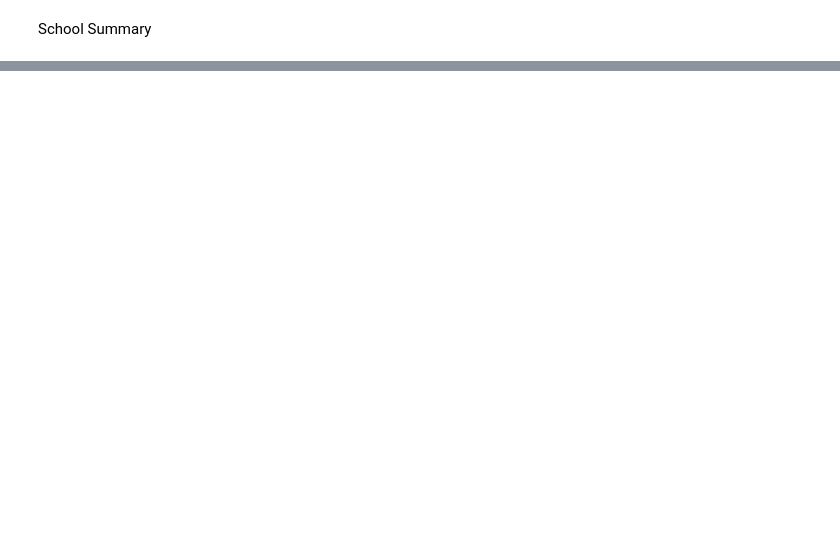
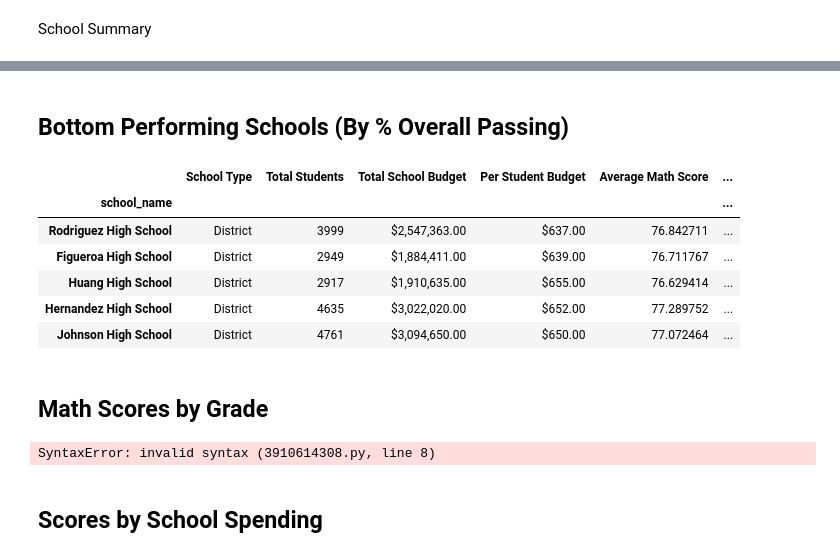
Before and after one commit to nphgx0605/pandas-challenge, a Jupyter notebook: PyCitySchools/PyCitySchools.ipynb, the cells around one changed output, grey strips where cells are left out. Drawn from its saved outputs; the diff is of its cells as text; code cells hidden in the pictures; blank space fills up the shorter version.

```diff
--- a/PyCitySchools/PyCitySchools.ipynb
+++ b/PyCitySchools/PyCitySchools.ipynb
@@ -98,0 +308,41 @@ per_school_counts =
+# %% [markdown]
+## Bottom Performing Schools (By % Overall Passing)
+# %%
+# Sort the schools by `% Overall Passing` in ascending order and display the top 5 rows.
+bottom_schools = per_school_summary.sort_values("% Overall Passing", ascending= True)
+bottom_schools.head(5)
+# %% [output]
+|  | School Type | Total Students | Total School Budget | Per Student Budget | Average Math Score | ... |
+| school_name |  |  |  |  |  | ... |
+| Rodriguez High School | District | 3999 | $2,547,363.00 | $637.00 | 76.842711 | ... |
+| Figueroa High School | District | 2949 | $1,884,411.00 | $639.00 | 76.711767 | ... |
+| Huang High School | District | 2917 | $1,910,635.00 | $655.00 | 76.629414 | ... |
+| Hernandez High School | District | 4635 | $3,022,020.00 | $652.00 | 77.289752 | ... |
+| Johnson High School | District | 4761 | $3,094,650.00 | $650.00 | 77.072464 | ... |
+# %% [markdown]
+## Math Scores by Grade
+# %%
+# Use the code provided to separate the data by grade
+ninth_graders = school_data_complete[(school_data_complete["grade"] == "9th")]
+tenth_graders = school_data_complete[(school_data_complete["grade"] == "10th")]
+eleventh_graders = school_data_complete[(school_data_complete["grade"] == "11th")]
+twelfth_graders = school_data_complete[(school_data_complete["grade"] == "12th")]
+
+# Group by `school_name` and take the mean of the `math_score` column for each.
+ninth_grade_math_scores =
+tenth_grader_math_scores =
+eleventh_grader_math_scores =
+twelfth_grader_math_scores =
+
+# Combine each of the scores above into single DataFrame called `math_scores_by_grade`
+math_scores_by_grade =
+
+# Minor data wrangling
+math_scores_by_grade.index.name = None
+
+# Display the DataFrame
+math_scores_by_grade
+# %% [output]
+SyntaxError: invalid syntax (3910614308.py, line 8)
+# %% [markdown]
+## Scores by School Spending
```
Also changed, not shown: parts of 22 cells of this notebook.
